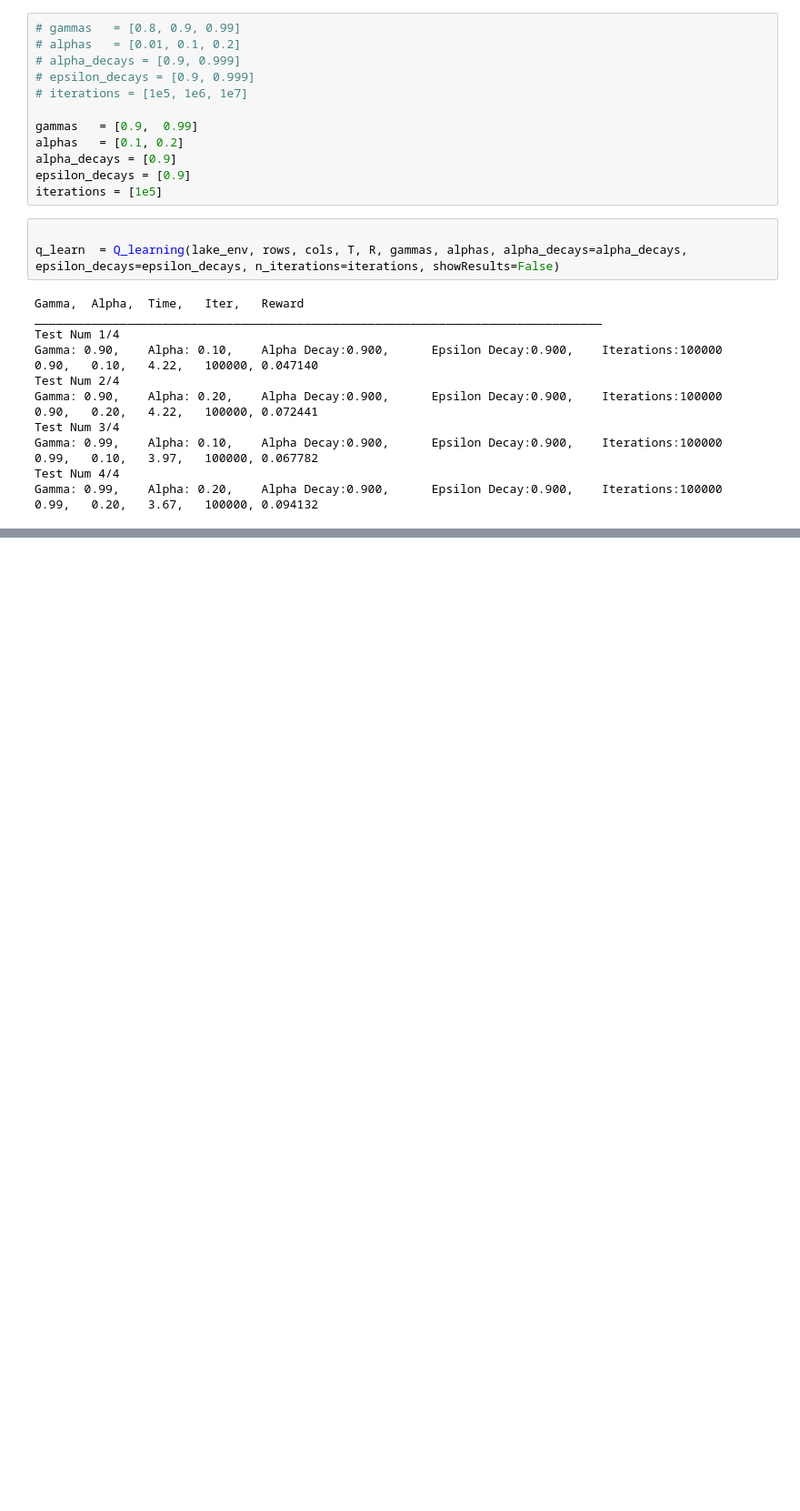
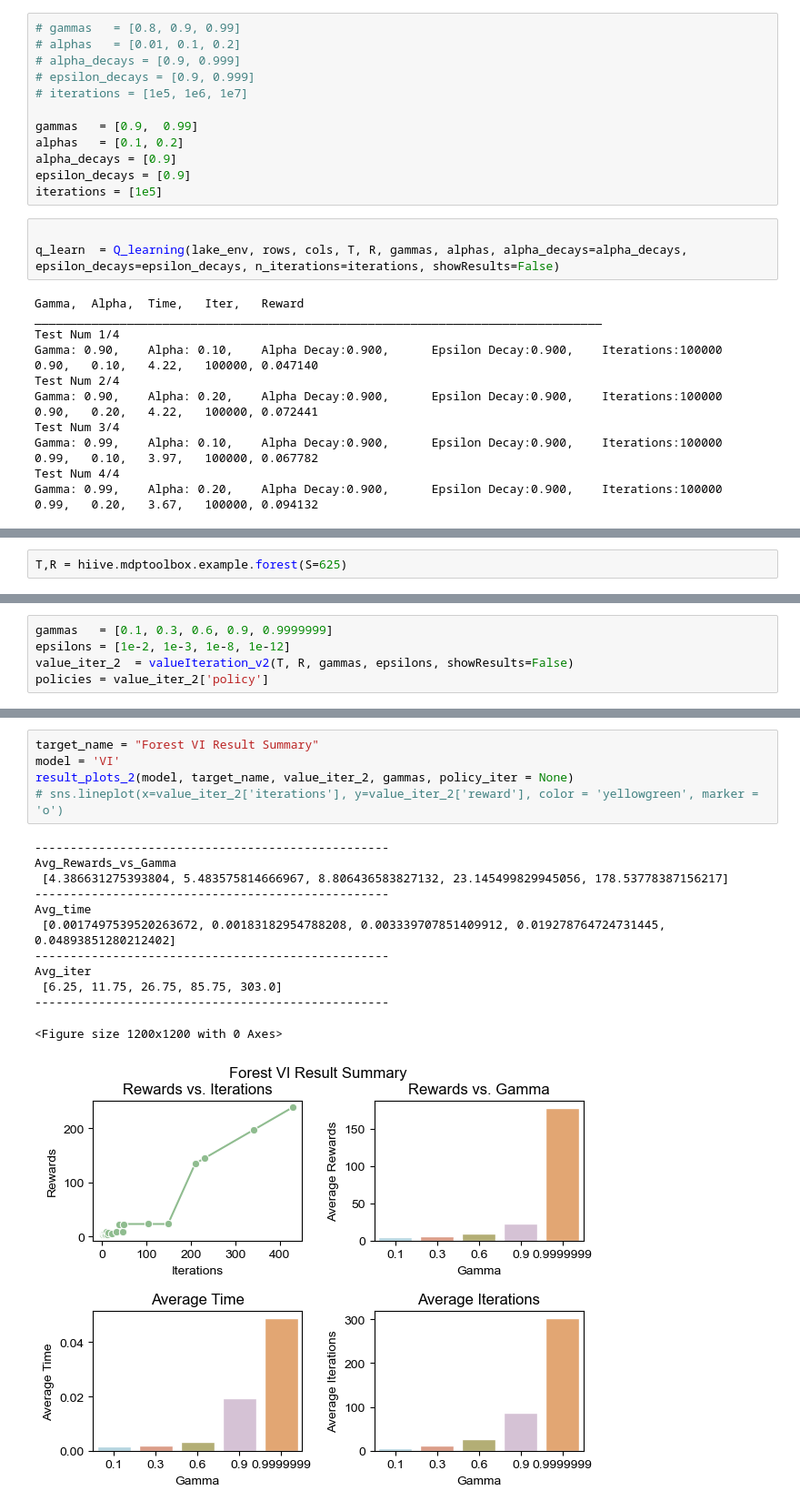
Before and after one commit to skirenekim/CS7641-Machine-Learning, a Jupyter notebook: HW4/main.ipynb, the cells around one changed output, grey strips where cells are left out. Shown at 91% size. Drawn from its saved outputs; the diff is of its cells as text; blank space fills up the shorter version.

```diff
--- a/HW4/main.ipynb
+++ b/HW4/main.ipynb
@@ -309,0 +305,2 @@ Best Result:
+# %%
+T,R = hiive.mdptoolbox.example.forest(S=625)
@@ -309,0 +309,5 @@ Best Result:
+# %%
+gammas   = [0.1, 0.3, 0.6, 0.9, 0.9999999]
+epsilons = [1e-2, 1e-3, 1e-8, 1e-12]
+value_iter_2  = valueIteration_v2(T, R, gammas, epsilons, showResults=False)
+policies = value_iter_2['policy']
@@ -309,0 +332,18 @@ Best Result:
+# %%
+target_name = "Forest VI Result Summary"
+model = 'VI'
+result_plots_2(model, target_name, value_iter_2, gammas, policy_iter = None)
+# sns.lineplot(x=value_iter_2['iterations'], y=value_iter_2['reward'], color = 'yellowgreen', marker = 'o')
+# %% [output]
+--------------------------------------------------
+Avg_Rewards_vs_Gamma
+ [4.386631275393804, 5.483575814666967, 8.806436583827132, 23.145499829945056, 178.53778387156217]
+--------------------------------------------------
+Avg_time
+ [0.0017497539520263672, 0.00183182954788208, 0.003339707851409912, 0.019278764724731445, 0.04893851280212402]
+--------------------------------------------------
+Avg_iter
+ [6.25, 11.75, 26.75, 85.75, 303.0]
+--------------------------------------------------
+<Figure size 1200x1200 with 0 Axes>
+[figure, added]
```
Also changed, not shown: parts of 20 cells of this notebook, 1 other file.
